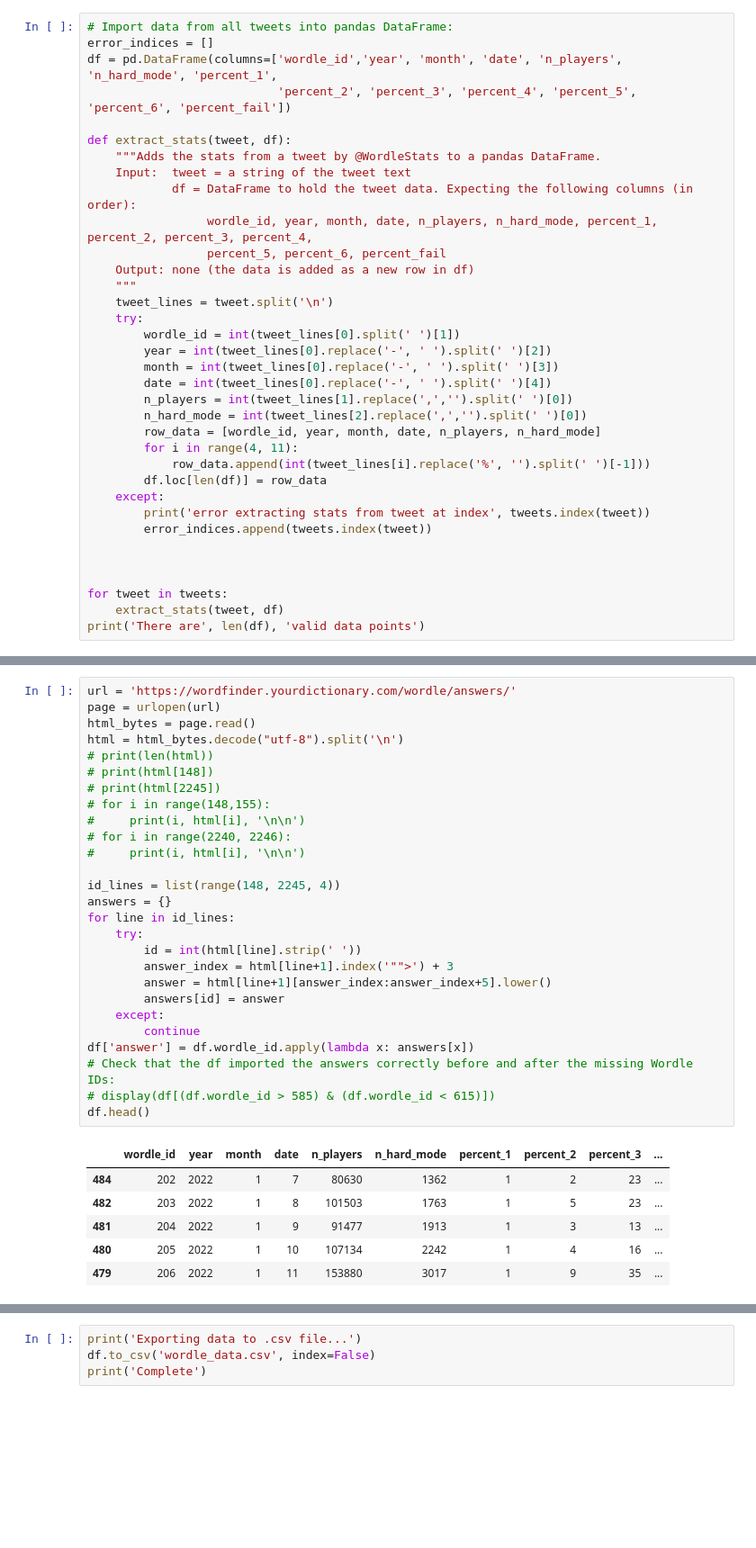
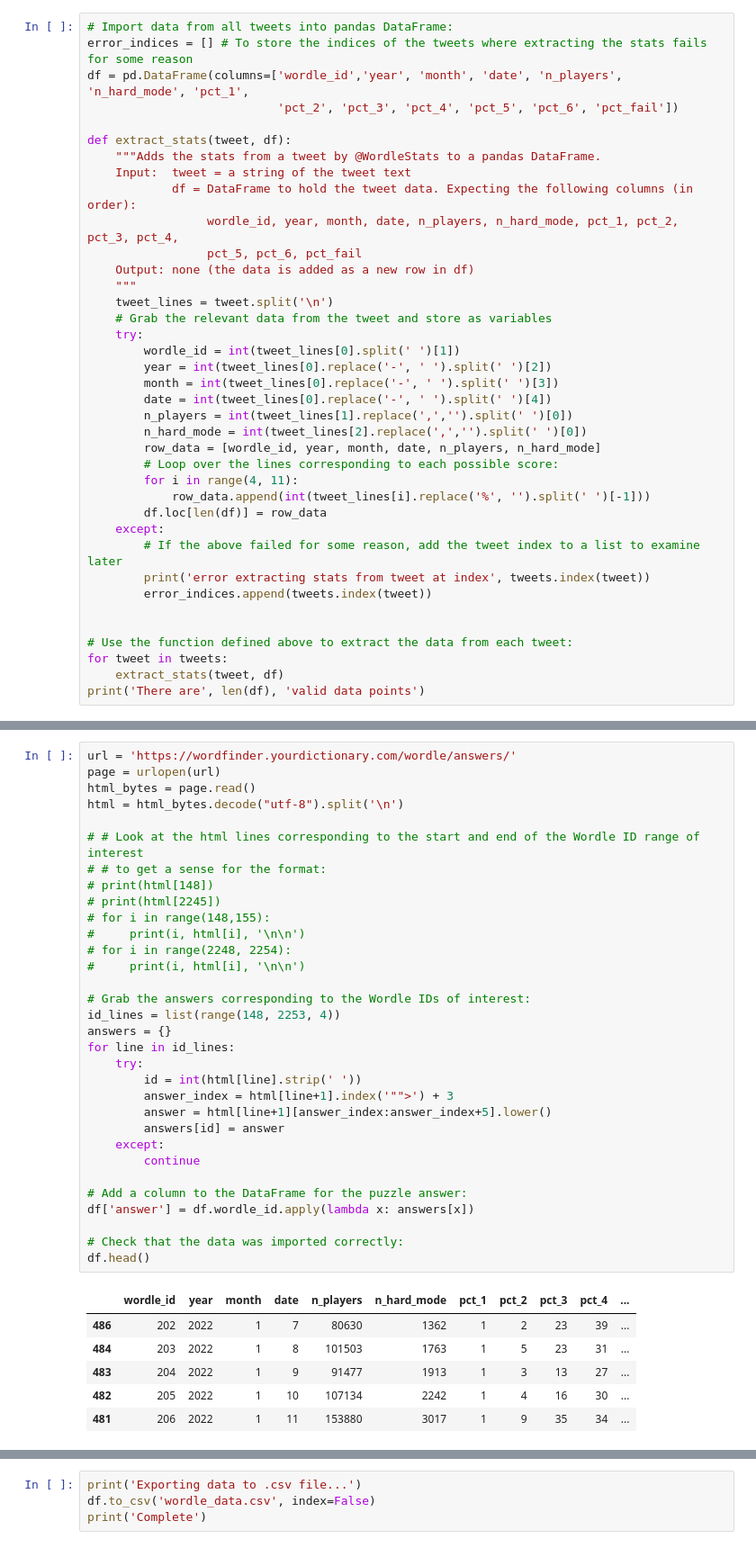
Before and after one commit to vcgregoric/Wordle_Analysis, a Jupyter notebook: wordle_data_scraping.ipynb, the cells around one changed output, grey strips where cells are left out. Shown at 90% size. Drawn from its saved outputs; the diff is of its cells as text; blank space fills up the shorter version.

```diff
--- a/wordle_data_scraping.ipynb
+++ b/wordle_data_scraping.ipynb
@@ -34,18 +39,19 @@ X: 🟩 4%
 # %%
 # Import data from all tweets into pandas DataFrame:
-error_indices = []
-df = pd.DataFrame(columns=['wordle_id','year', 'month', 'date', 'n_players', 'n_hard_mode', 'percent_1',
-                           'percent_2', 'percent_3', 'percent_4', 'percent_5', 'percent_6', 'percent_fail'])
+error_indices = [] # To store the indices of the tweets where extracting the stats fails for some reason
+df = pd.DataFrame(columns=['wordle_id','year', 'month', 'date', 'n_players', 'n_hard_mode', 'pct_1',
+                           'pct_2', 'pct_3', 'pct_4', 'pct_5', 'pct_6', 'pct_fail'])
 
 def extract_stats(tweet, df):
     """Adds the stats from a tweet by @WordleStats to a pandas DataFrame.
     Input:  tweet = a string of the tweet text
             df = DataFrame to hold the tweet data. Expecting the following columns (in order):
-                 wordle_id, year, month, date, n_players, n_hard_mode, percent_1, percent_2, percent_3, percent_4,
-                 percent_5, percent_6, percent_fail
+                 wordle_id, year, month, date, n_players, n_hard_mode, pct_1, pct_2, pct_3, pct_4,
+                 pct_5, pct_6, pct_fail
     Output: none (the data is added as a new row in df)
     """
     tweet_lines = tweet.split('\n')
+    # Grab the relevant data from the tweet and store as variables
     try:
         wordle_id = int(tweet_lines[0].split(' ')[1])
         year = int(tweet_lines[0].replace('-', ' ').split(' ')[2])
@@ -54,15 +60,17 @@ def extract_stats(tweet, df):
         n_players = int(tweet_lines[1].replace(',','').split(' ')[0])
         n_hard_mode = int(tweet_lines[2].replace(',','').split(' ')[0])
         row_data = [wordle_id, year, month, date, n_players, n_hard_mode]
+        # Loop over the lines corresponding to each possible score:
         for i in range(4, 11):
             row_data.append(int(tweet_lines[i].replace('%', '').split(' ')[-1]))
         df.loc[len(df)] = row_data
     except:
+        # If the above failed for some reason, add the tweet index to a list to examine later
         print('error extracting stats from tweet at index', tweets.index(tweet))
         error_indices.append(tweets.index(tweet))
 
 
-
+# Use the function defined above to extract the data from each tweet:
 for tweet in tweets:
     extract_stats(tweet, df)
 print('There are', len(df), 'valid data points')
@@ -226,34 +247,39 @@ df.tail(10)
 # %%
 url = 'https://wordfinder.yourdictionary.com/wordle/answers/'
 page = urlopen(url)
 html_bytes = page.read()
 html = html_bytes.decode("utf-8").split('\n')
-# print(len(html))
+
+# # Look at the html lines corresponding to the start and end of the Wordle ID range of interest
+# # to get a sense for the format:
 # print(html[148])
 # print(html[2245])
 # for i in range(148,155):
 #     print(i, html[i], '\n\n')
-# for i in range(2240, 2246):
+# for i in range(2248, 2254):
 #     print(i, html[i], '\n\n')
 
-id_lines = list(range(148, 2245, 4))
+# Grab the answers corresponding to the Wordle IDs of interest:
+id_lines = list(range(148, 2253, 4))
 answers = {}
 for line in id_lines:
     try:
         id = int(html[line].strip(' '))
         answer_index = html[line+1].index('"">') + 3
         answer = html[line+1][answer_index:answer_index+5].lower()
         answers[id] = answer
     except:
         continue
+
+# Add a column to the DataFrame for the puzzle answer:
 df['answer'] = df.wordle_id.apply(lambda x: answers[x])
-# Check that the df imported the answers correctly before and after the missing Wordle IDs:
-# display(df[(df.wordle_id > 585) & (df.wordle_id < 615)])
+
+# Check that the data was imported correctly:
 df.head()
 # %% [output]
-|  | wordle_id | year | month | date | n_players | n_hard_mode | percent_1 | percent_2 | percent_3 | ... |
-| 484 | 202 | 2022 | 1 | 7 | 80630 | 1362 | 1 | 2 | 23 | ... |
-| 482 | 203 | 2022 | 1 | 8 | 101503 | 1763 | 1 | 5 | 23 | ... |
-| 481 | 204 | 2022 | 1 | 9 | 91477 | 1913 | 1 | 3 | 13 | ... |
-| 480 | 205 | 2022 | 1 | 10 | 107134 | 2242 | 1 | 4 | 16 | ... |
-| 479 | 206 | 2022 | 1 | 11 | 153880 | 3017 | 1 | 9 | 35 | ... |
+|  | wordle_id | year | month | date | n_players | n_hard_mode | pct_1 | pct_2 | pct_3 | pct_4 | ... |
+| 486 | 202 | 2022 | 1 | 7 | 80630 | 1362 | 1 | 2 | 23 | 39 | ... |
+| 484 | 203 | 2022 | 1 | 8 | 101503 | 1763 | 1 | 5 | 23 | 31 | ... |
+| 483 | 204 | 2022 | 1 | 9 | 91477 | 1913 | 1 | 3 | 13 | 27 | ... |
+| 482 | 205 | 2022 | 1 | 10 | 107134 | 2242 | 1 | 4 | 16 | 30 | ... |
+| 481 | 206 | 2022 | 1 | 11 | 153880 | 3017 | 1 | 9 | 35 | 34 | ... |
```
Also changed, not shown: parts of 19 cells of this notebook, 2 other files.
